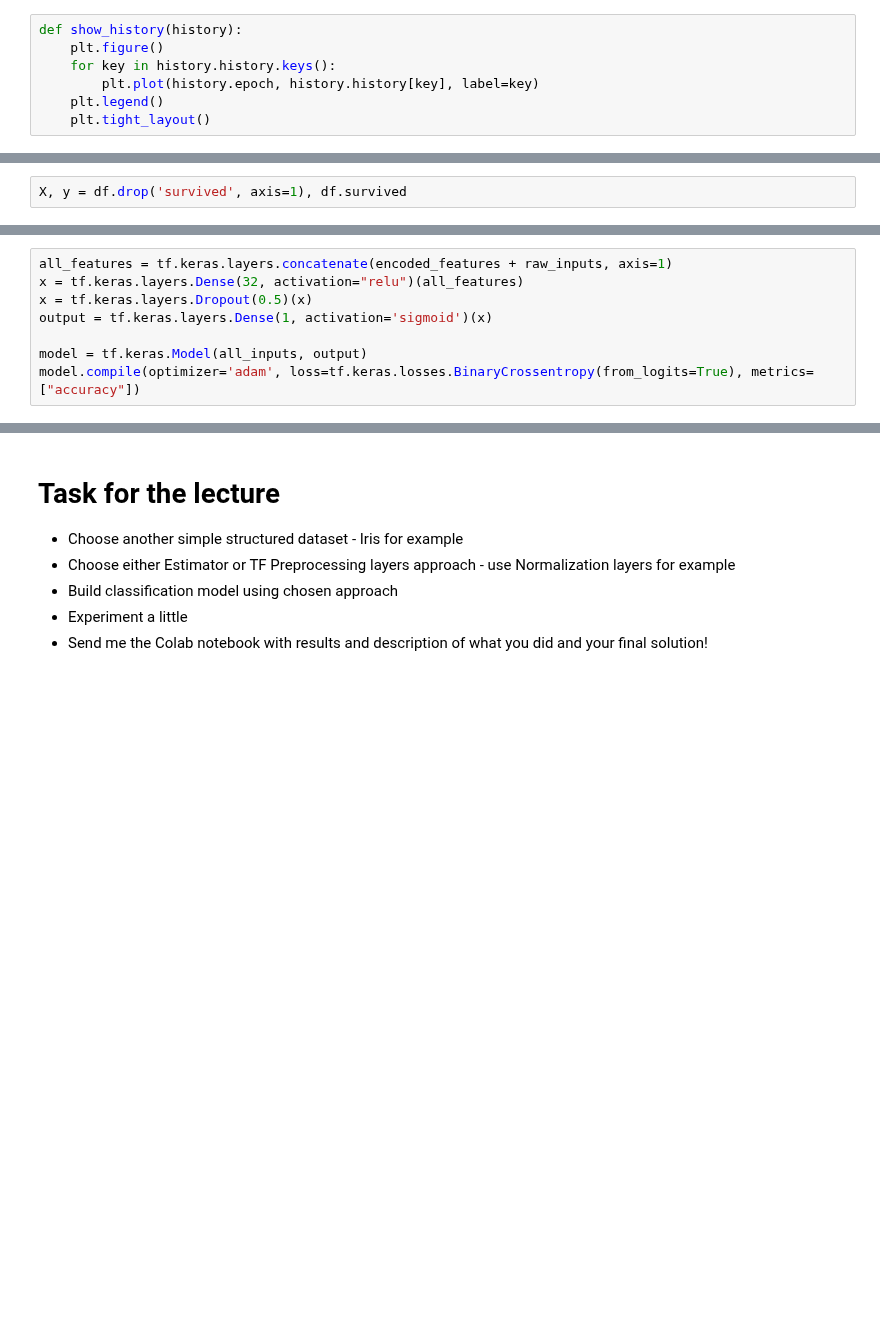
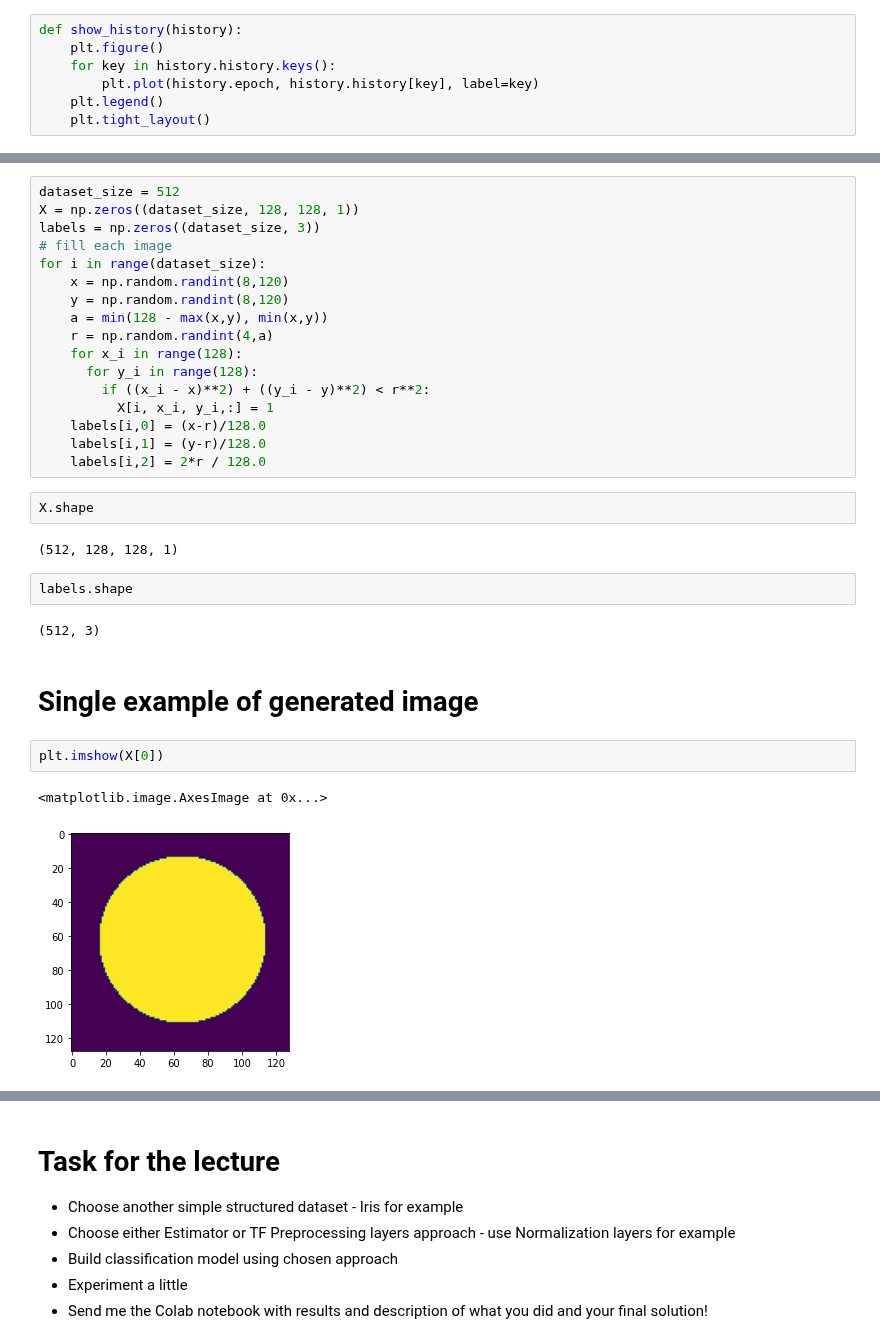
Before and after one commit to vojtechcima/2020-21-ARD, a Jupyter notebook: abd_10.ipynb, the cells around one changed output, grey strips where cells are left out. Saved outputs shown, nothing was run; the diff lists cells and outputs as text; blank space fills up the shorter version.

```diff
--- a/abd_10.ipynb
+++ b/abd_10.ipynb
@@ -188,2 +46,0 @@ def make_input_fn(data_df, label_df, num_epochs=10, shuffle=True, batch_size=32)
-# %%
-X, y = df.drop('survived', axis=1), df.survived
@@ -392,8 +46,0 @@ for header in NUMERIC_COLUMNS:
-# %%
-all_features = tf.keras.layers.concatenate(encoded_features + raw_inputs, axis=1)
-x = tf.keras.layers.Dense(32, activation="relu")(all_features)
-x = tf.keras.layers.Dropout(0.5)(x)
-output = tf.keras.layers.Dense(1, activation='sigmoid')(x)
-
-model = tf.keras.Model(all_inputs, output)
-model.compile(optimizer='adam', loss=tf.keras.losses.BinaryCrossentropy(from_logits=True), metrics=["accuracy"])
@@ -410,0 +74,32 @@ f1_score(y_true=y_test, y_pred=y_pred)
+# %%
+dataset_size = 512
+X = np.zeros((dataset_size, 128, 128, 1))
+labels = np.zeros((dataset_size, 3))
+# fill each image
+for i in range(dataset_size):
+    x = np.random.randint(8,120)
+    y = np.random.randint(8,120)
+    a = min(128 - max(x,y), min(x,y))
+    r = np.random.randint(4,a)
+    for x_i in range(128):
+      for y_i in range(128):
+        if ((x_i - x)**2) + ((y_i - y)**2) < r**2:
+          X[i, x_i, y_i,:] = 1
+    labels[i,0] = (x-r)/128.0
+    labels[i,1] = (y-r)/128.0
+    labels[i,2] = 2*r / 128.0
+# %%
+X.shape
+# %% [output]
+(512, 128, 128, 1)
+# %%
+labels.shape
+# %% [output]
+(512, 3)
+# %% [markdown]
+# Single example of generated image
+# %%
+plt.imshow(X[0])
+# %% [output]
+<matplotlib.image.AxesImage at 0x...>
+[figure, added]
```
Also changed, not shown: parts of 109 cells of this notebook, 4 other files.
